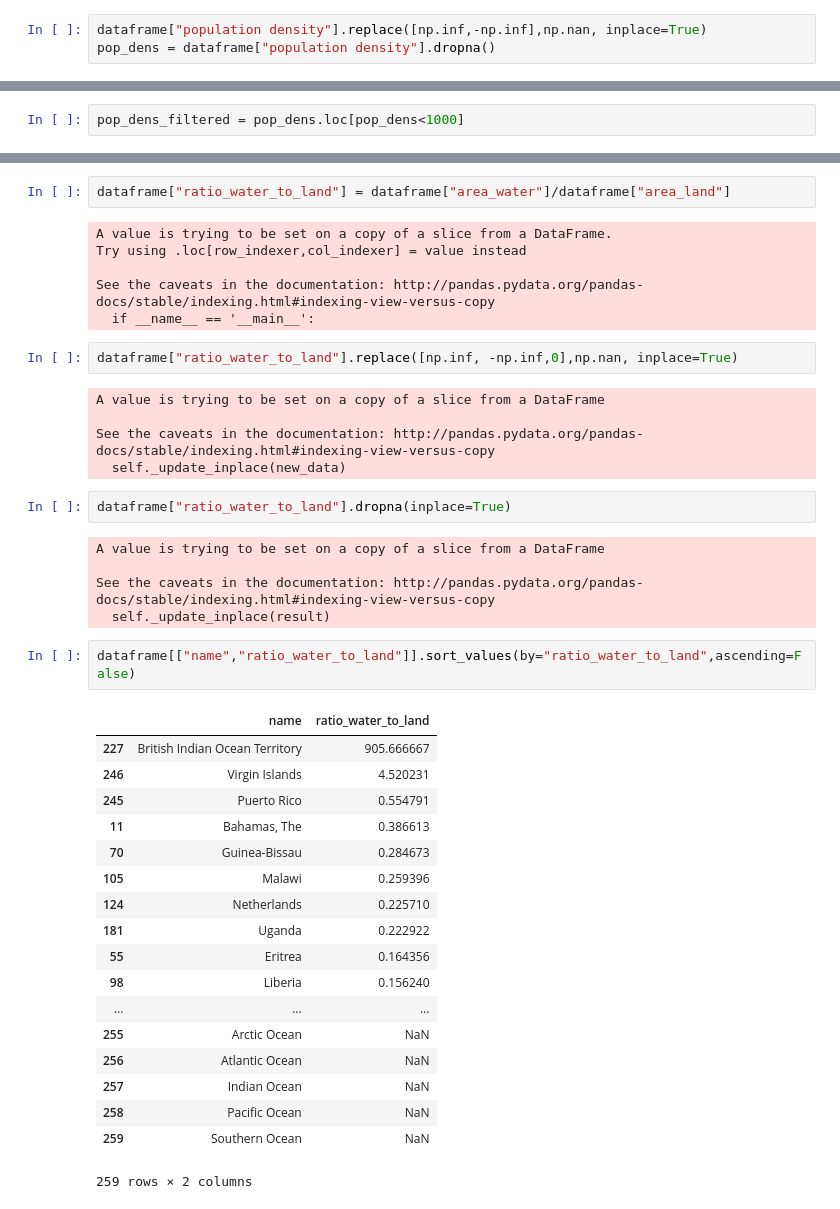
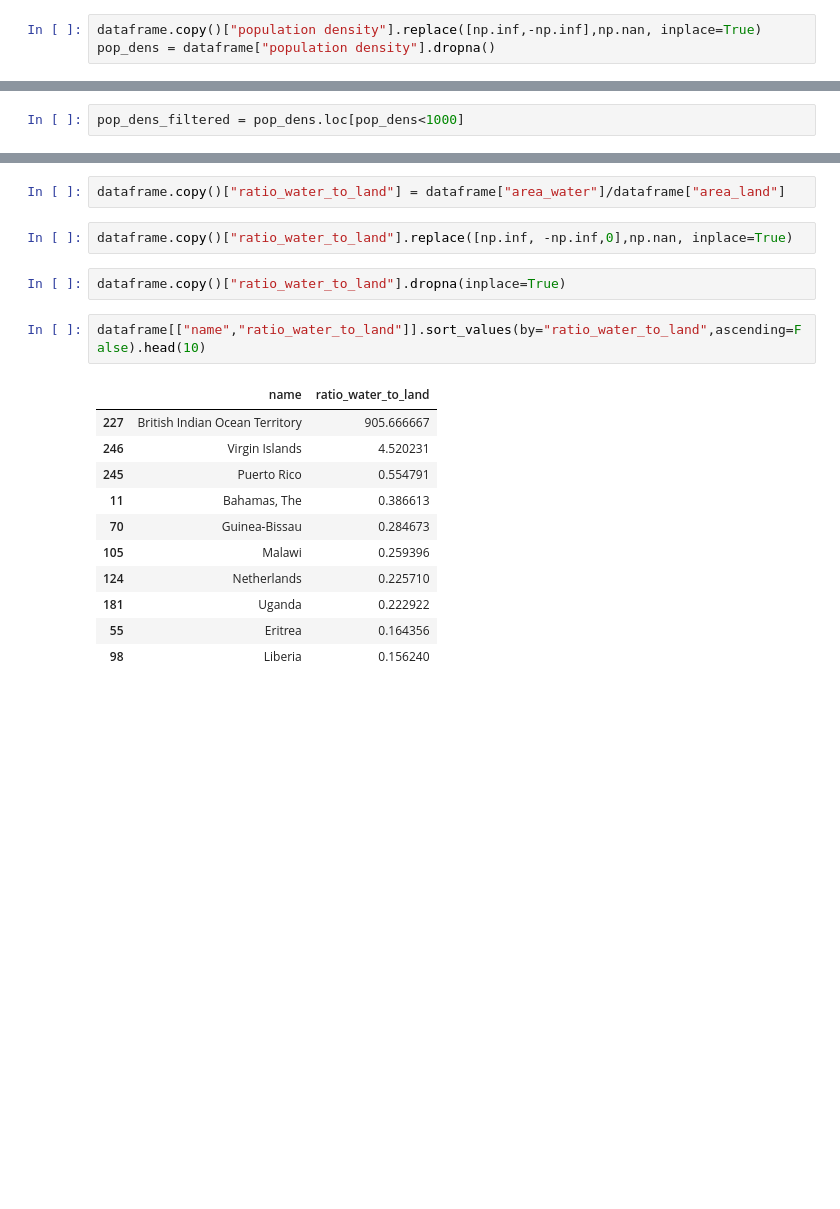
Before and after one commit to matiasconde/Analyzing-CIA-Factbook-Data-Using-SQLite-and-Python, a Jupyter notebook: Notebook.ipynb, the cells around one changed output, grey strips where cells are left out. Cells and saved outputs as stored; diff of their text form; blank space fills up the shorter version.

```diff
--- a/Notebook.ipynb
+++ b/Notebook.ipynb
@@ -106,3 +100,3 @@ See the caveats in the documentation: http://pandas.pydata.org/pandas-docs/stabl
 # %%
-dataframe["population density"].replace([np.inf,-np.inf],np.nan, inplace=True)
+dataframe.copy()["population density"].replace([np.inf,-np.inf],np.nan, inplace=True)
 pop_dens = dataframe["population density"].dropna()
@@ -136,43 +125,20 @@ pop_dens_filtered.hist()
 # %%
-dataframe["ratio_water_to_land"] = dataframe["area_water"]/dataframe["area_land"]
+dataframe.copy()["ratio_water_to_land"] = dataframe["area_water"]/dataframe["area_land"]
-# %% [output]
-A value is trying to be set on a copy of a slice from a DataFrame.
-Try using .loc[row_indexer,col_indexer] = value instead
-
-See the caveats in the documentation: http://pandas.pydata.org/pandas-docs/stable/indexing.html#indexing-view-versus-copy
-  if __name__ == '__main__':
 # %%
-dataframe["ratio_water_to_land"].replace([np.inf, -np.inf,0],np.nan, inplace=True)
+dataframe.copy()["ratio_water_to_land"].replace([np.inf, -np.inf,0],np.nan, inplace=True)
-# %% [output]
-A value is trying to be set on a copy of a slice from a DataFrame
-
-See the caveats in the documentation: http://pandas.pydata.org/pandas-docs/stable/indexing.html#indexing-view-versus-copy
-  self._update_inplace(new_data)
 # %%
-dataframe["ratio_water_to_land"].dropna(inplace=True)
+dataframe.copy()["ratio_water_to_land"].dropna(inplace=True)
-# %% [output]
-A value is trying to be set on a copy of a slice from a DataFrame
-
-See the caveats in the documentation: http://pandas.pydata.org/pandas-docs/stable/indexing.html#indexing-view-versus-copy
-  self._update_inplace(result)
 # %%
-dataframe[["name","ratio_water_to_land"]].sort_values(by="ratio_water_to_land",ascending=False)
+dataframe[["name","ratio_water_to_land"]].sort_values(by="ratio_water_to_land",ascending=False).head(10)
 # %% [output]
 |  | name | ratio_water_to_land |
 | 227 | British Indian Ocean Territory | 905.666667 |
 | 246 | Virgin Islands | 4.520231 |
 | 245 | Puerto Rico | 0.554791 |
 | 11 | Bahamas, The | 0.386613 |
 | 70 | Guinea-Bissau | 0.284673 |
 | 105 | Malawi | 0.259396 |
 | 124 | Netherlands | 0.225710 |
 | 181 | Uganda | 0.222922 |
 | 55 | Eritrea | 0.164356 |
 | 98 | Liberia | 0.156240 |
-| ... | ... | ... |
-| 255 | Arctic Ocean | NaN |
-| 256 | Atlantic Ocean | NaN |
-| 257 | Indian Ocean | NaN |
-| 258 | Pacific Ocean | NaN |
-| 259 | Southern Ocean | NaN |
-259 rows × 2 columns
```
Also changed, not shown: parts of 14 cells of this notebook.
